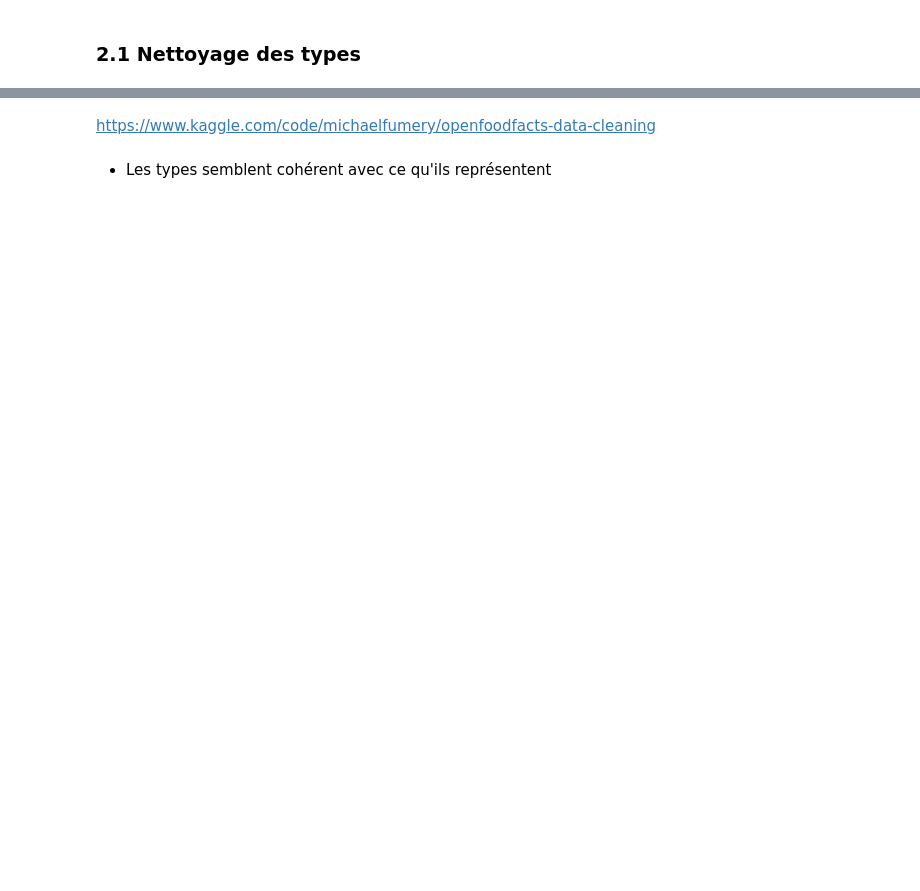
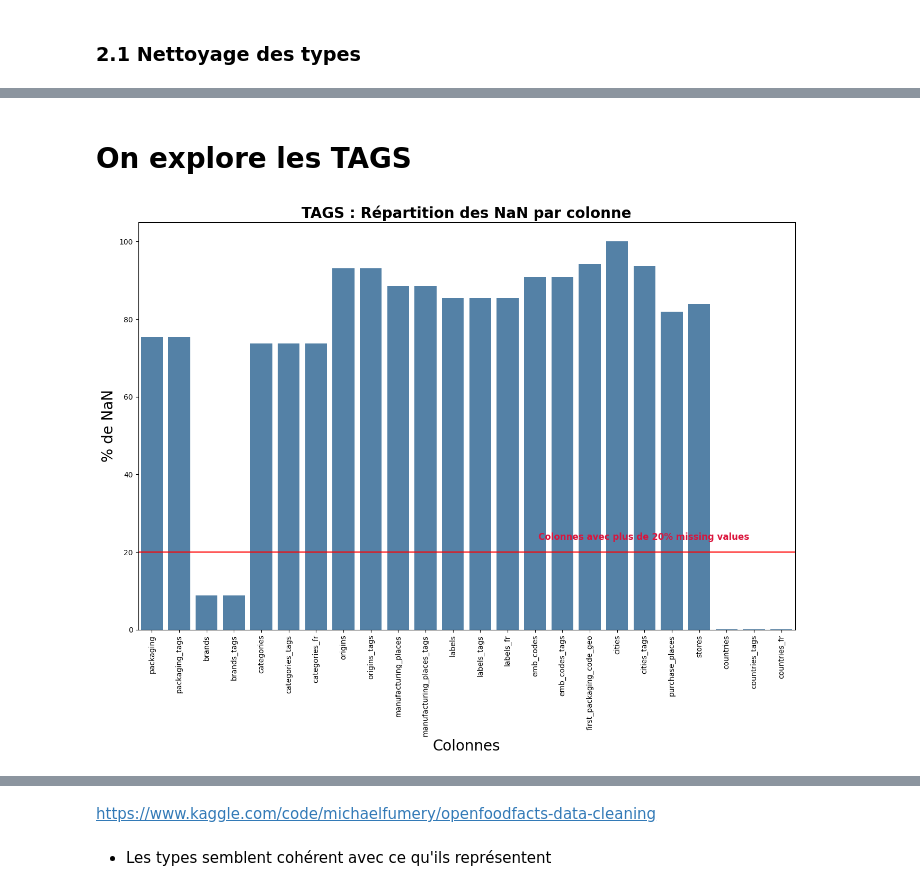
Before and after one commit to 110111-1/DS-OPENFOODFACT-SANTE, a Jupyter notebook: Moty_Philippe_1_1122.ipynb, the cells around one changed output, grey strips where cells are left out. Cells and saved outputs as stored; diff of their text form; code cells hidden in the pictures; blank space fills up the shorter version.

```diff
--- a/Moty_Philippe_1_1122.ipynb
+++ b/Moty_Philippe_1_1122.ipynb
@@ -184,0 +446,7 @@ df.dtypes
+# %% [markdown]
+# On explore les TAGS
+# %%
+# On affiche les NaN des colonnes TAGS
+tools.graph_NAN(data,20,10,34,"TAGS : Répartition des NaN par colonne")
+# %% [output]
+[figure, added]
```
Also changed, not shown: parts of 47 cells of this notebook, 3 other files.
